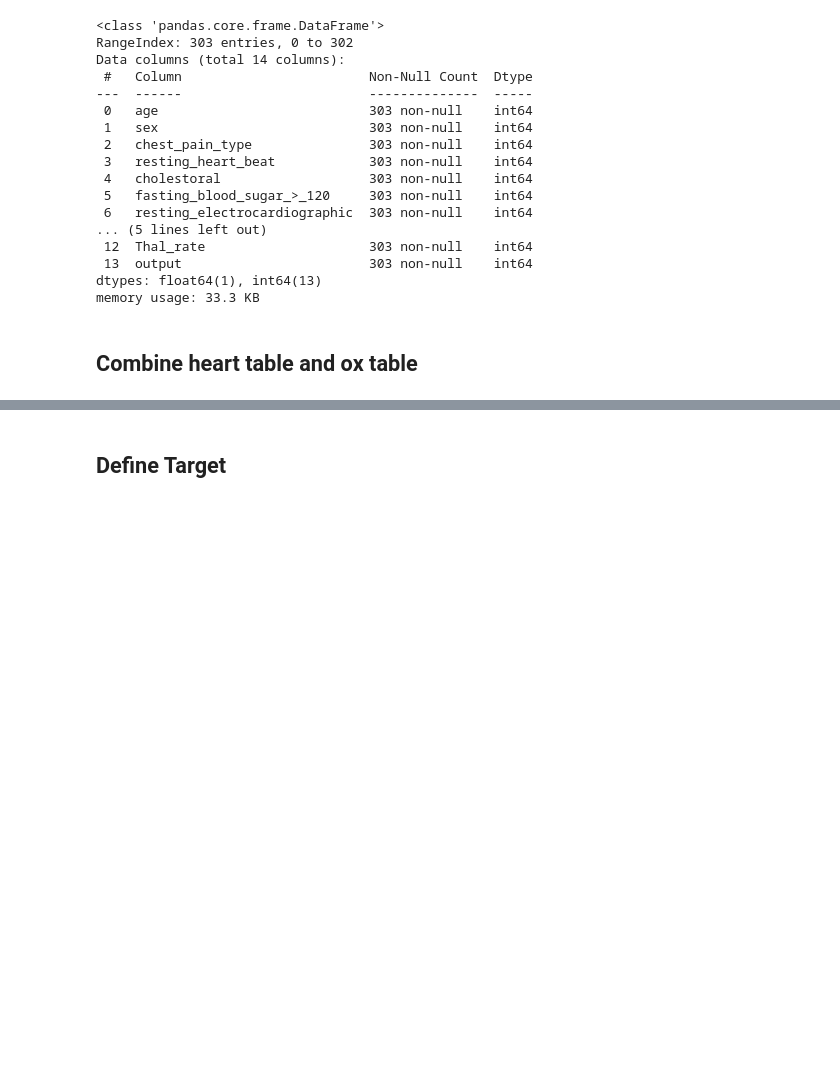
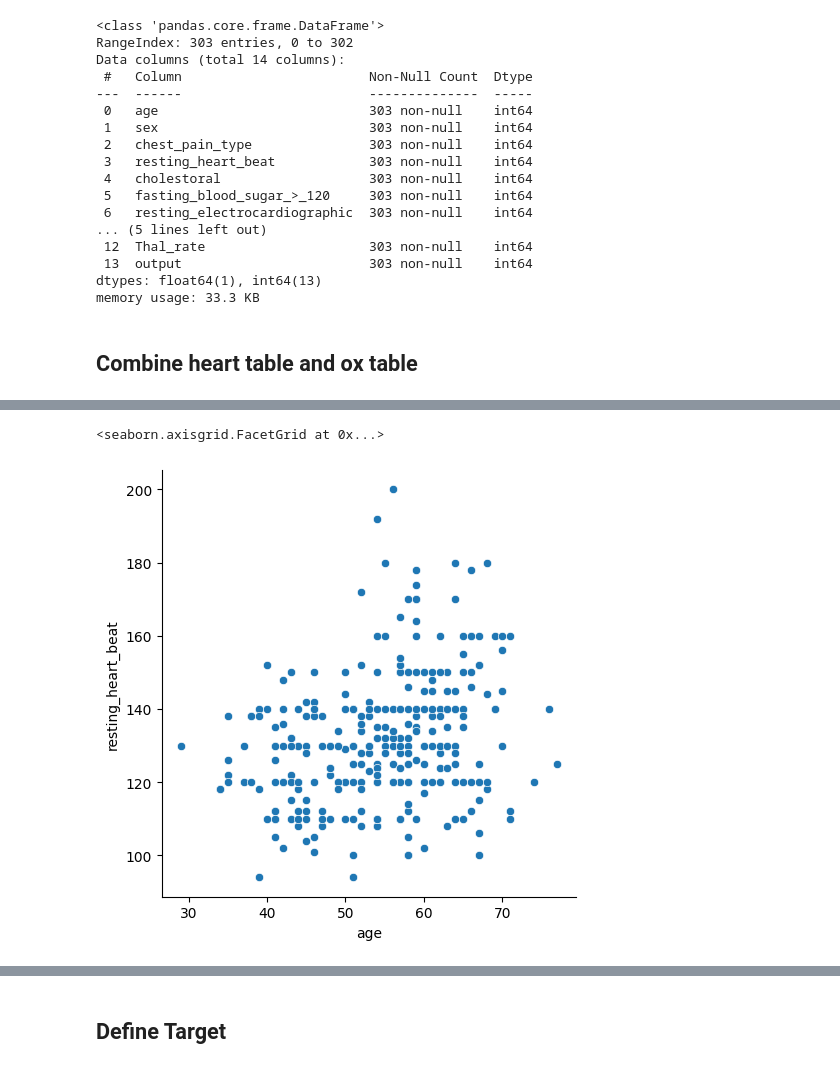
Before and after one commit to jdwatson08/Heart-Disease-Model, a Jupyter notebook: Heart_project.ipynb, the cells around one changed output, grey strips where cells are left out. Saved outputs shown, nothing was run; the diff lists cells and outputs as text; code cells hidden in the pictures; blank space fills up the shorter version.

```diff
--- a/Heart_project.ipynb
+++ b/Heart_project.ipynb
@@ -103,0 +116,5 @@ sns.pairplot(heart)
+# %%
+sns.relplot(new_heart, x = 'age', y = 'resting_heart_beat')
+# %% [output]
+<seaborn.axisgrid.FacetGrid at 0x...>
+[figure, added]
```
Also changed, not shown: parts of 24 cells of this notebook.
